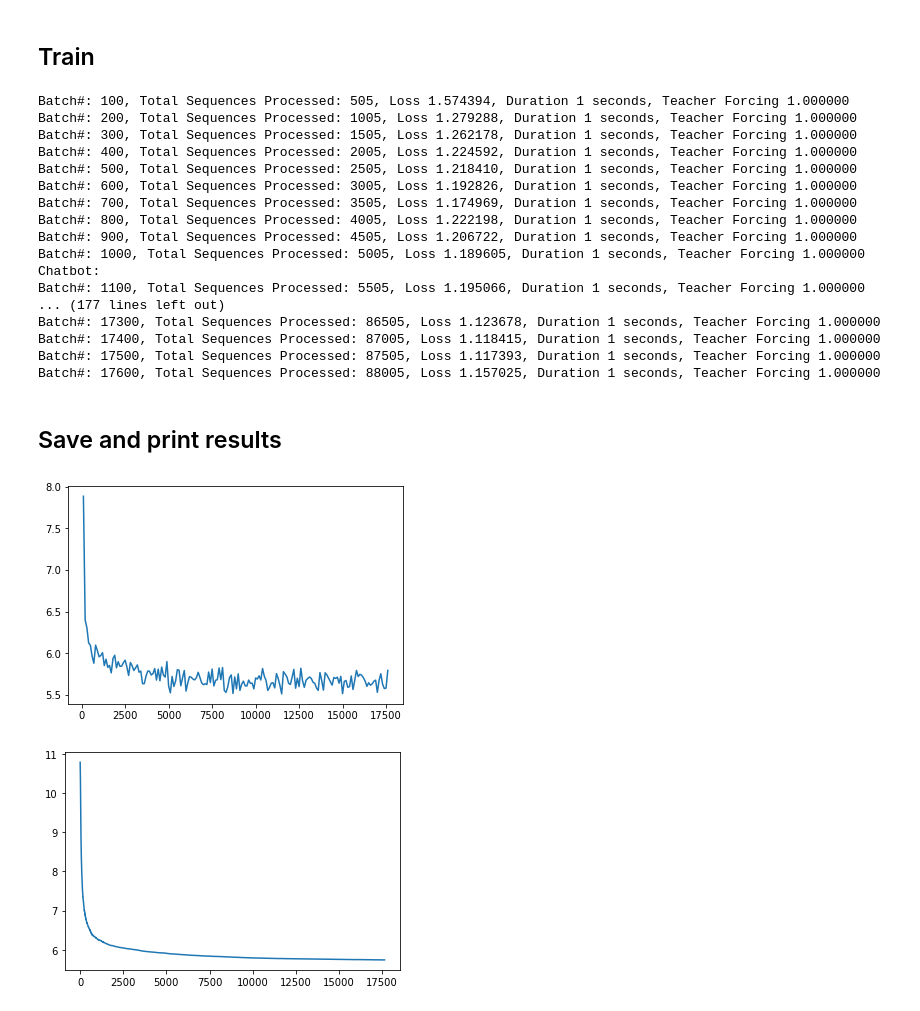
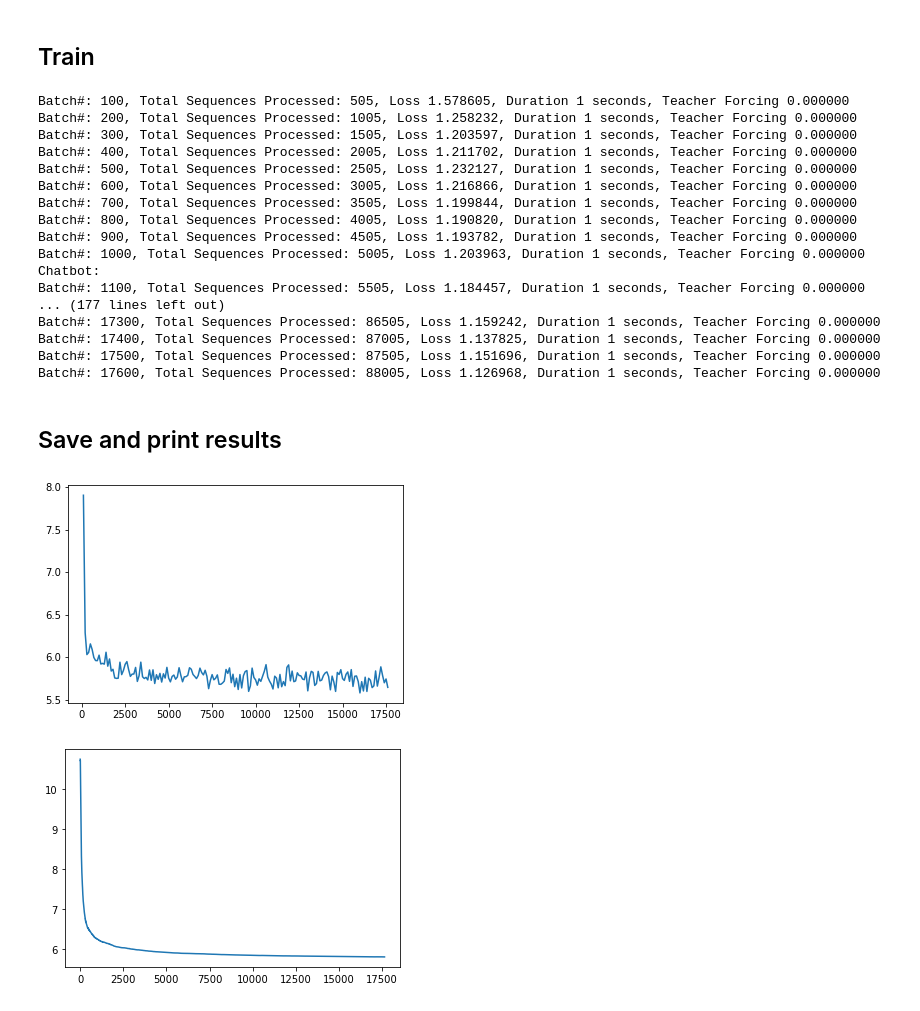
Before and after one commit to daryl-ramdin/coursework-seq2seq, a Jupyter notebook: moviechat.ipynb, the cells around one changed output. Drawn from its saved outputs; the diff is of its cells as text; code cells hidden in the pictures.

```diff
--- a/moviechat.ipynb
+++ b/moviechat.ipynb
@@ -18,21 +18,21 @@ from utils import  evaluate, maskNLLLoss, CrossEntropyLoss
 <h2>Parameter Settings</h2>
 # %%
 random.seed(77)
-EXPERIMENT_NAME = "v1_exp1"
+EXPERIMENT_NAME = "exp1"
 SIZEOF_EMBEDDING = 128
 NUMBER_OF_EPOCHS = 1
 BATCH_SIZE = 5
-TEACHER_FORCING = 1
+TEACHER_FORCING = 0
 TEACHER_FORCING_DECAY = 0
 PROGRESS_INTERVAL = 100
 EVAL_INTERVAL = 1000
 LEARNING_RATE = 1e-03
 BACKPROPAGATE_INTERVAL = 1
-DROPOUT = 0.1
-BIDIRECTIONAL = True
-NUMBER_OF_LAYERS = 2
+DROPOUT = 0
+BIDIRECTIONAL = False
+NUMBER_OF_LAYERS = 1
 CRITERION = CrossEntropyLoss
-USE_ATTENTION = False
+ATTENTION = "None" # Either None, Luong, Bahdanau
 # %% [markdown]
 <h2>Use the GPU if present</h2>
 # %%
@@ -233,8 +238,8 @@ for epoch in range(NUMBER_OF_EPOCHS):
         if batch_counter%BACKPROPAGATE_INTERVAL == 0:
             propagation_loss.backward()
             # ref: https://pytorch.org/tutorials/beginner/chatbot_tutorial.html?highlight=chatbot%20tutorial
-            _ = nn.utils.clip_grad_norm_(encoder.parameters(), 50)
-            _ = nn.utils.clip_grad_norm_(decoder.parameters(), 50)
+            _ = nn.utils.clip_grad_norm_(encoder.parameters(), 1)
+            _ = nn.utils.clip_grad_norm_(decoder.parameters(), 1)
 
             encoder_optimizer.step()
             decoder_optimizer.step()
@@ -256,23 +261,23 @@ for epoch in range(NUMBER_OF_EPOCHS):
         training_loss.append([batch_counter,sequence_loss])
         batch_counter += 1
 # %% [output]
-Batch#: 100, Total Sequences Processed: 505, Loss 1.574394, Duration 1 seconds, Teacher Forcing 1.000000
-Batch#: 200, Total Sequences Processed: 1005, Loss 1.279288, Duration 1 seconds, Teacher Forcing 1.000000
-Batch#: 300, Total Sequences Processed: 1505, Loss 1.262178, Duration 1 seconds, Teacher Forcing 1.000000
-Batch#: 400, Total Sequences Processed: 2005, Loss 1.224592, Duration 1 seconds, Teacher Forcing 1.000000
-Batch#: 500, Total Sequences Processed: 2505, Loss 1.218410, Duration 1 seconds, Teacher Forcing 1.000000
-Batch#: 600, Total Sequences Processed: 3005, Loss 1.192826, Duration 1 seconds, Teacher Forcing 1.000000
-Batch#: 700, Total Sequences Processed: 3505, Loss 1.174969, Duration 1 seconds, Teacher Forcing 1.000000
-Batch#: 800, Total Sequences Processed: 4005, Loss 1.222198, Duration 1 seconds, Teacher Forcing 1.000000
-Batch#: 900, Total Sequences Processed: 4505, Loss 1.206722, Duration 1 seconds, Teacher Forcing 1.000000
-Batch#: 1000, Total Sequences Processed: 5005, Loss 1.189605, Duration 1 seconds, Teacher Forcing 1.000000
+Batch#: 100, Total Sequences Processed: 505, Loss 1.578605, Duration 1 seconds, Teacher Forcing 0.000000
+Batch#: 200, Total Sequences Processed: 1005, Loss 1.258232, Duration 1 seconds, Teacher Forcing 0.000000
+Batch#: 300, Total Sequences Processed: 1505, Loss 1.203597, Duration 1 seconds, Teacher Forcing 0.000000
+Batch#: 400, Total Sequences Processed: 2005, Loss 1.211702, Duration 1 seconds, Teacher Forcing 0.000000
+Batch#: 500, Total Sequences Processed: 2505, Loss 1.232127, Duration 1 seconds, Teacher Forcing 0.000000
+Batch#: 600, Total Sequences Processed: 3005, Loss 1.216866, Duration 1 seconds, Teacher Forcing 0.000000
+Batch#: 700, Total Sequences Processed: 3505, Loss 1.199844, Duration 1 seconds, Teacher Forcing 0.000000
+Batch#: 800, Total Sequences Processed: 4005, Loss 1.190820, Duration 1 seconds, Teacher Forcing 0.000000
+Batch#: 900, Total Sequences Processed: 4505, Loss 1.193782, Duration 1 seconds, Teacher Forcing 0.000000
+Batch#: 1000, Total Sequences Processed: 5005, Loss 1.203963, Duration 1 seconds, Teacher Forcing 0.000000
 Chatbot:
-Batch#: 1100, Total Sequences Processed: 5505, Loss 1.195066, Duration 1 seconds, Teacher Forcing 1.000000
+Batch#: 1100, Total Sequences Processed: 5505, Loss 1.184457, Duration 1 seconds, Teacher Forcing 0.000000
 ... (177 lines left out)
-Batch#: 17300, Total Sequences Processed: 86505, Loss 1.123678, Duration 1 seconds, Teacher Forcing 1.000000
-Batch#: 17400, Total Sequences Processed: 87005, Loss 1.118415, Duration 1 seconds, Teacher Forcing 1.000000
-Batch#: 17500, Total Sequences Processed: 87505, Loss 1.117393, Duration 1 seconds, Teacher Forcing 1.000000
-Batch#: 17600, Total Sequences Processed: 88005, Loss 1.157025, Duration 1 seconds, Teacher Forcing 1.000000
+Batch#: 17300, Total Sequences Processed: 86505, Loss 1.159242, Duration 1 seconds, Teacher Forcing 0.000000
+Batch#: 17400, Total Sequences Processed: 87005, Loss 1.137825, Duration 1 seconds, Teacher Forcing 0.000000
+Batch#: 17500, Total Sequences Processed: 87505, Loss 1.151696, Duration 1 seconds, Teacher Forcing 0.000000
+Batch#: 17600, Total Sequences Processed: 88005, Loss 1.126968, Duration 1 seconds, Teacher Forcing 0.000000
 # %% [markdown]
 <h2>Save and print results</h2>
 # %%
@@ -283,20 +288,11 @@ torch.save(decoder.state_dict(), EXPERIMENT_NAME + "_decoder.dict")
 # %%
 show_loss(data_file,100)
 # %% [output]
-[figure, old version]
+[figure, new version]
 # %%
-def show_average_accumulated_loss(data_file):
-    training_loss = np.genfromtxt(data_file,delimiter=",")
-    average_loss = []
-    for i in range(1,len(training_loss)):
-        #print(sum(training_loss[i-interval:i,1])/interval)
-        average_loss.append([i, sum(training_loss[:i,1])/i] )
-    average_loss = np.array(average_loss)
-    plt.plot(average_loss[:, 0], average_loss[:, 1])
-    plt.show()
 show_average_accumulated_loss(data_file)
 # %% [output]
-[figure, old version]
+[figure, new version]
 # %%
 txt = ""
 while txt != "Bye!":
```
Also changed, not shown: parts of 3 cells of this notebook, 5 other files.
